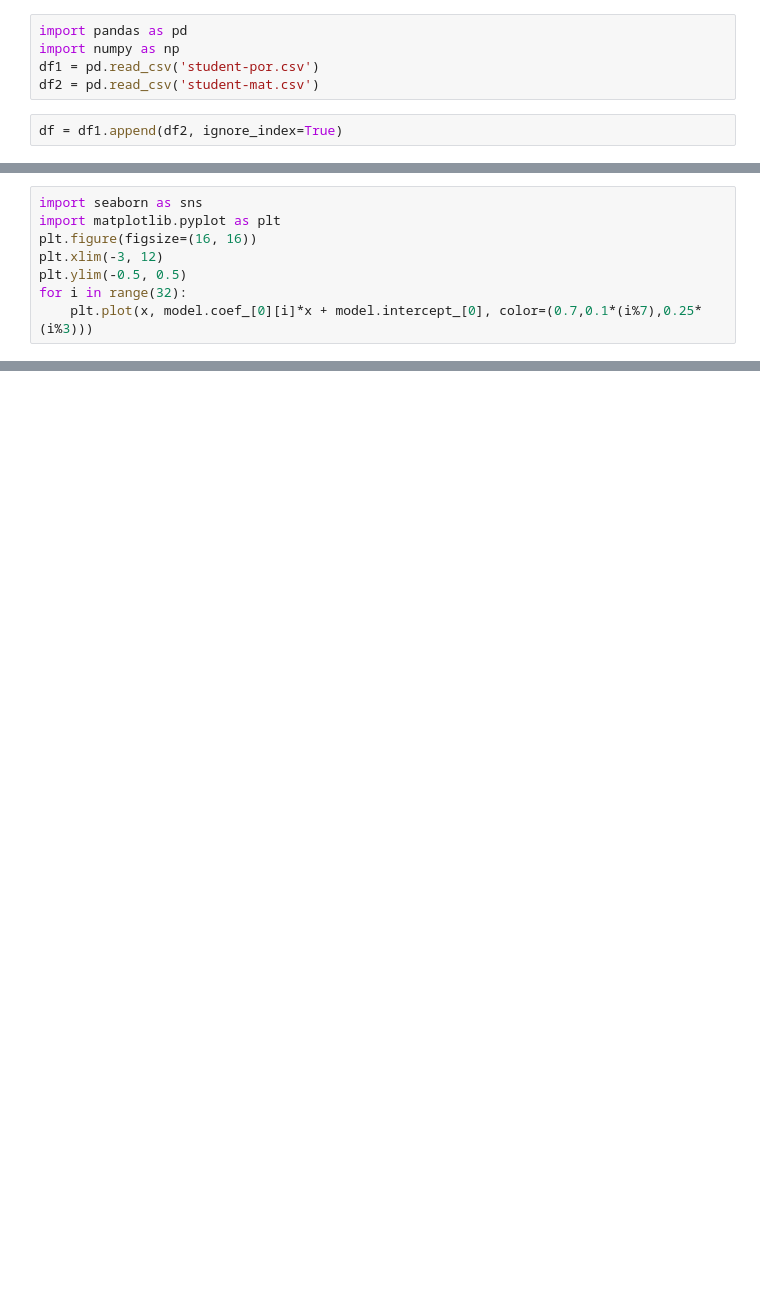
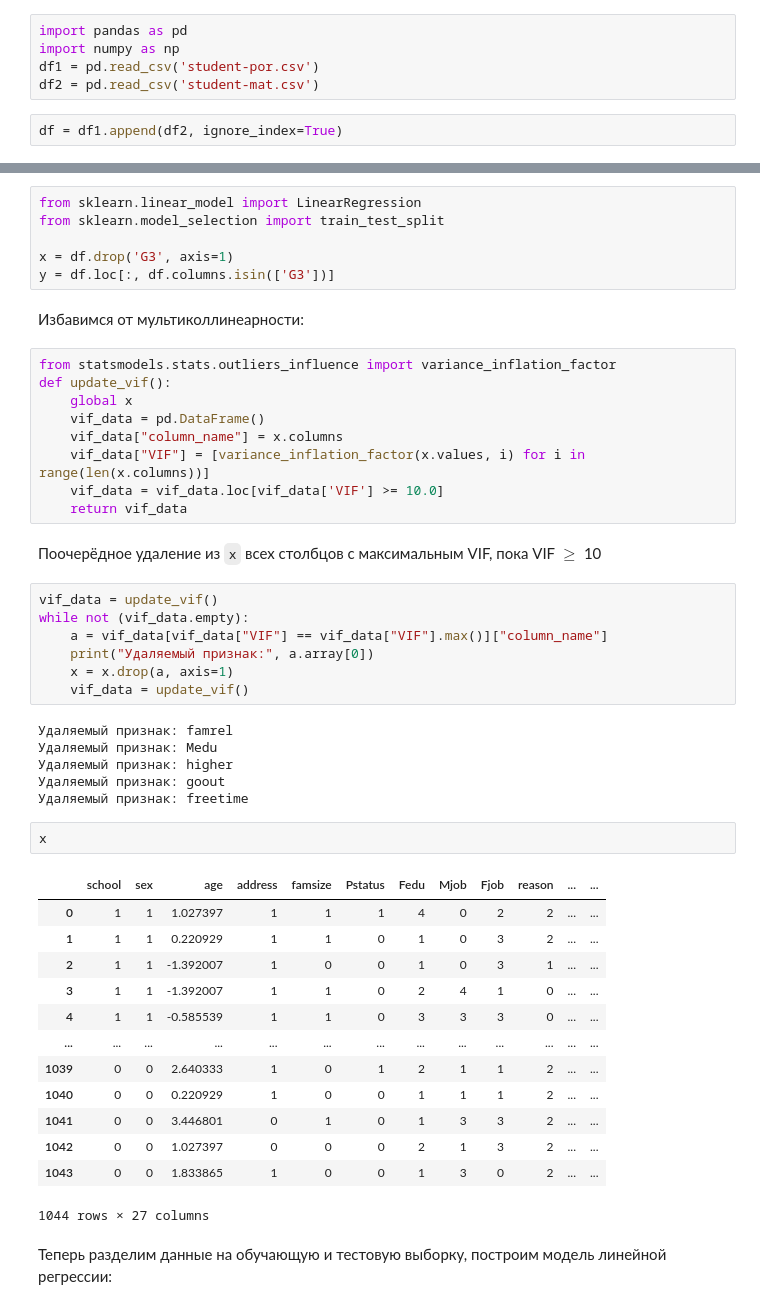
Before and after one commit to nektonick/university_laboratory_works, a Jupyter notebook: НИР/homework_6.ipynb, the cells around one changed output, grey strips where cells are left out. Saved outputs shown, nothing was run; the diff lists cells and outputs as text; blank space fills up the shorter version.

Commit message:
Продолжаю выполнять задание 6 по НИР: - Переработаны первые пункты (добавлено удаление параметров с высоким vif) - Улучшены коментарии - Добавлена попытка решения 5 пункта

```diff
--- a/НИР/homework_6.ipynb
+++ b/НИР/homework_6.ipynb
@@ -129,8 +15,0 @@ G2: 0.81456 * G2 ∈ [0.81456, 4.0728]
-# %%
-import seaborn as sns
-import matplotlib.pyplot as plt
-plt.figure(figsize=(16, 16))
-plt.xlim(-3, 12)
-plt.ylim(-0.5, 0.5)
-for i in range(32):
-    plt.plot(x, model.coef_[0][i]*x + model.intercept_[0], color=(0.7,0.1*(i%7),0.25*(i%3)))
@@ -138,0 +33,50 @@ for i in range(32):
+# %%
+from sklearn.linear_model import LinearRegression
+from sklearn.model_selection import train_test_split
+
+x = df.drop('G3', axis=1)
+y = df.loc[:, df.columns.isin(['G3'])]
+# %% [markdown]
+Избавимся от мультиколлинеарности:
+# %%
+from statsmodels.stats.outliers_influence import variance_inflation_factor
+def update_vif():
+    global x
+    vif_data = pd.DataFrame()
+    vif_data["column_name"] = x.columns
+    vif_data["VIF"] = [variance_inflation_factor(x.values, i) for i in range(len(x.columns))]
+    vif_data = vif_data.loc[vif_data['VIF'] >= 10.0]
+    return vif_data
+# %% [markdown]
+Поочерёдное удаление из `x` всех столбцов с максимальным VIF, пока VIF $\geq$ 10
+# %%
+vif_data = update_vif()
+while not (vif_data.empty):
+    a = vif_data[vif_data["VIF"] == vif_data["VIF"].max()]["column_name"]
+    print("Удаляемый признак:", a.array[0])
+    x = x.drop(a, axis=1)
+    vif_data = update_vif()
+# %% [output]
+Удаляемый признак: famrel
+Удаляемый признак: Medu
+Удаляемый признак: higher
+Удаляемый признак: goout
+Удаляемый признак: freetime
+# %%
+x
+# %% [output]
+|  | school | sex | age | address | famsize | Pstatus | Fedu | Mjob | Fjob | reason | ... | ... |
+| 0 | 1 | 1 | 1.027397 | 1 | 1 | 1 | 4 | 0 | 2 | 2 | ... | ... |
+| 1 | 1 | 1 | 0.220929 | 1 | 1 | 0 | 1 | 0 | 3 | 2 | ... | ... |
+| 2 | 1 | 1 | -1.392007 | 1 | 0 | 0 | 1 | 0 | 3 | 1 | ... | ... |
+| 3 | 1 | 1 | -1.392007 | 1 | 1 | 0 | 2 | 4 | 1 | 0 | ... | ... |
+| 4 | 1 | 1 | -0.585539 | 1 | 1 | 0 | 3 | 3 | 3 | 0 | ... | ... |
+| ... | ... | ... | ... | ... | ... | ... | ... | ... | ... | ... | ... | ... |
+| 1039 | 0 | 0 | 2.640333 | 1 | 0 | 1 | 2 | 1 | 1 | 2 | ... | ... |
+| 1040 | 0 | 0 | 0.220929 | 1 | 0 | 0 | 1 | 1 | 1 | 2 | ... | ... |
+| 1041 | 0 | 0 | 3.446801 | 0 | 1 | 0 | 1 | 3 | 3 | 2 | ... | ... |
+| 1042 | 0 | 0 | 1.027397 | 0 | 0 | 0 | 2 | 1 | 3 | 2 | ... | ... |
+| 1043 | 0 | 0 | 1.833865 | 1 | 0 | 0 | 1 | 3 | 0 | 2 | ... | ... |
+1044 rows × 27 columns
+# %% [markdown]
+Теперь разделим данные на обучающую и тестовую выборку, построим модель линейной регрессии:
```
Also changed, not shown: parts of 45 cells of this notebook.
